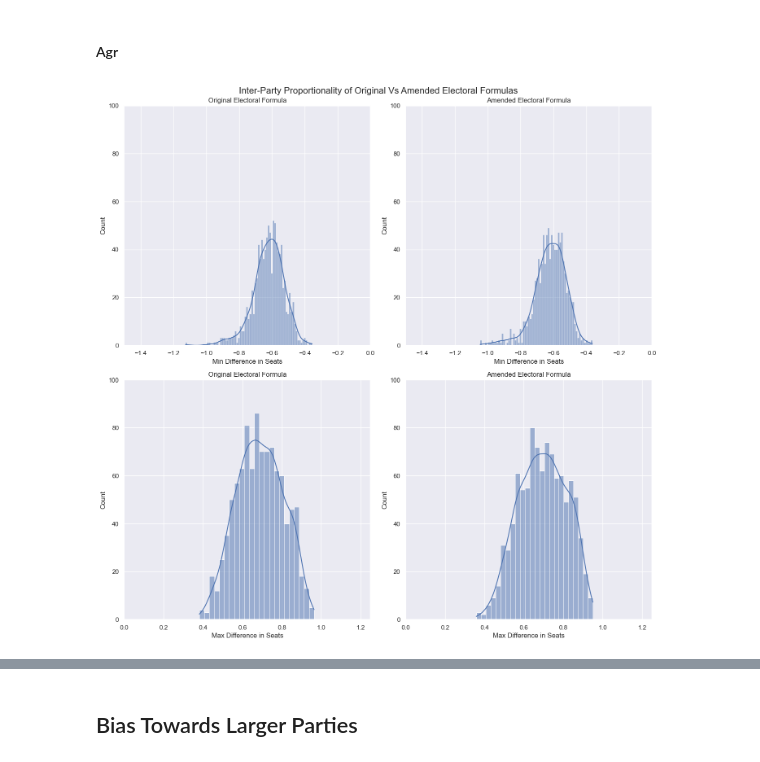
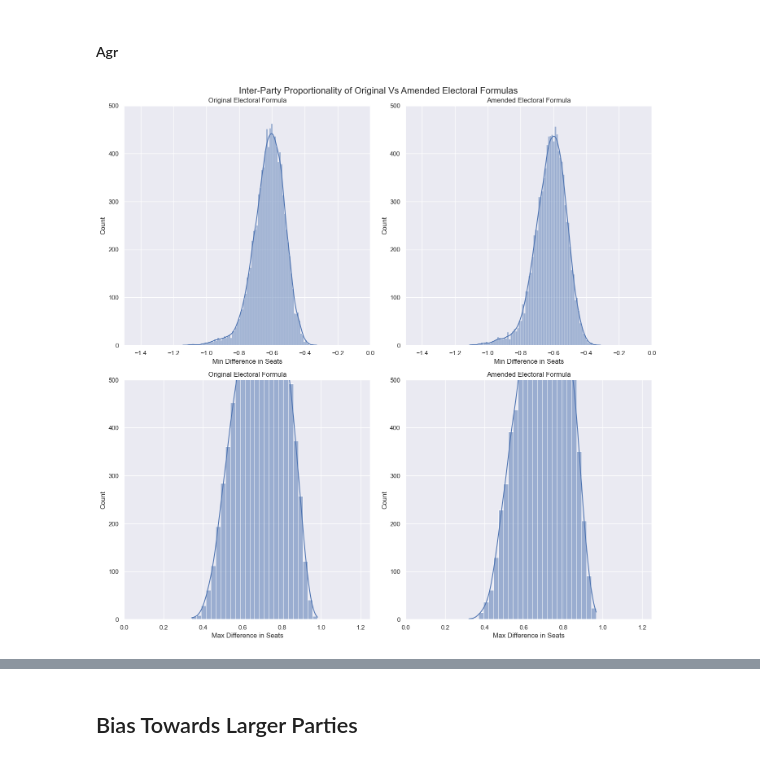
Before and after one commit to SimonRosen173/electoral-formula-polish, a Jupyter notebook: notebooks/analysis_exp2.ipynb, the cells around one changed output, grey strips where cells are left out. Cells and saved outputs as stored; diff of their text form; code cells hidden in the pictures.

```diff
--- a/notebooks/analysis_exp2.ipynb
+++ b/notebooks/analysis_exp2.ipynb
@@ -59,7 +84,7 @@ amend_df.iloc[0, 0]
 # %% [markdown]
 ### Original Formula
 # %%
-orig_df = pd.read_csv(f"{data_path}/nat_orig{file_postfix}.csv")
+orig_df = pd.read_csv(f"{data_path}/nat_orig{file_postfix}.csv", nrows=NROWS)
 drop_cols = ["max_diff_seats", "mean_diff_seats", "min_diff_seats",	"max_diff_perc",
              "mean_diff_perc", "min_diff_perc"]
 orig_df.drop(drop_cols, inplace=True, axis=1)
@@ -686,8 +669,10 @@ Amended:
 Optimal seats for amended formula is only calculated using parties
 # %% [markdown]
 #### All
+# %%
+YMAX = 12500
 # %%
-y_max = 1250
+y_max = YMAX
 
 amend_all_data = all_amend_p_df
 orig_all_data = all_orig_df
@@ -746,7 +741,7 @@ mu, std
 # %% [markdown]
 ##### Abs
 # %%
-y_max = 1250 * 2
+y_max = YMAX * 2
 
 amend_all_data = all_amend_p_df
 orig_all_data = all_orig_df
@@ -793,41 +788,41 @@ Ammended:
 # %% [markdown]
 #### Agr
 # %%
-y_max = 100
+y_max = 500
 
 amend_data = agr_amend_p_df
 orig_data = agr_orig_df
 
 fig, axs = plt.subplots(2, 2, figsize=(14, 14))
 
 fig.suptitle('Inter-Party Proportionality of Original Vs Amended Electoral Formulas', fontsize=16)
 
 for ax in axs[0]:
     ax.set_xlim(-1.5, 0)
     ax.set_ylim(0, y_max)
     ax.set_xlabel("Min Difference in Seats")
 
 for ax in axs[1]:
     ax.set_xlim(0, 1.25)
     ax.set_ylim(0, y_max)
     ax.set_xlabel("Max Difference in Seats")
 
 for i in range(2):
     axs[i][0].set_title("Original Electoral Formula")
     axs[i][1].set_title("Amended Electoral Formula")
 
 hist_kwargs = {"binwidth":0.01, "kde":True}
 sns.histplot(orig_data["min"], ax=axs[0][0], **hist_kwargs)
 sns.histplot(amend_data["min"], ax=axs[0][1], **hist_kwargs)
 
 hist_kwargs = {"binwidth":0.025, "kde":True}
 sns.histplot(orig_data["max"], ax=axs[1][0], **hist_kwargs)
 sns.histplot(amend_data["max"], ax=axs[1][1], **hist_kwargs)
 
 plt.tight_layout(pad=1)
 fig.savefig(f"{figs_path}/agr_ip_prop.png")
 # %% [output]
-[figure, old version]
+[figure, new version]
 # %%
 no_dec = 3
 
```
Also changed, not shown: parts of 44 cells of this notebook, 5 other files.
